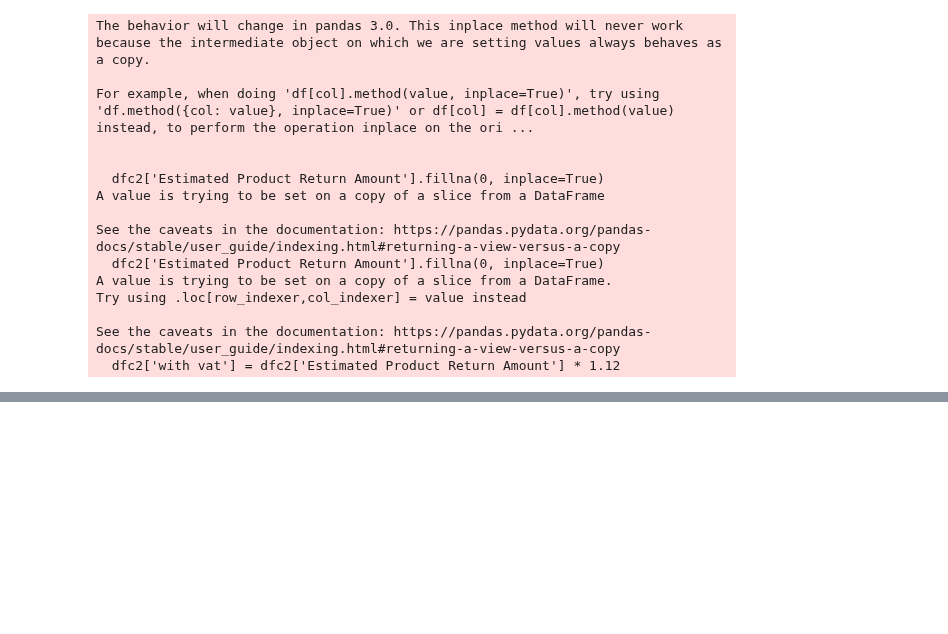
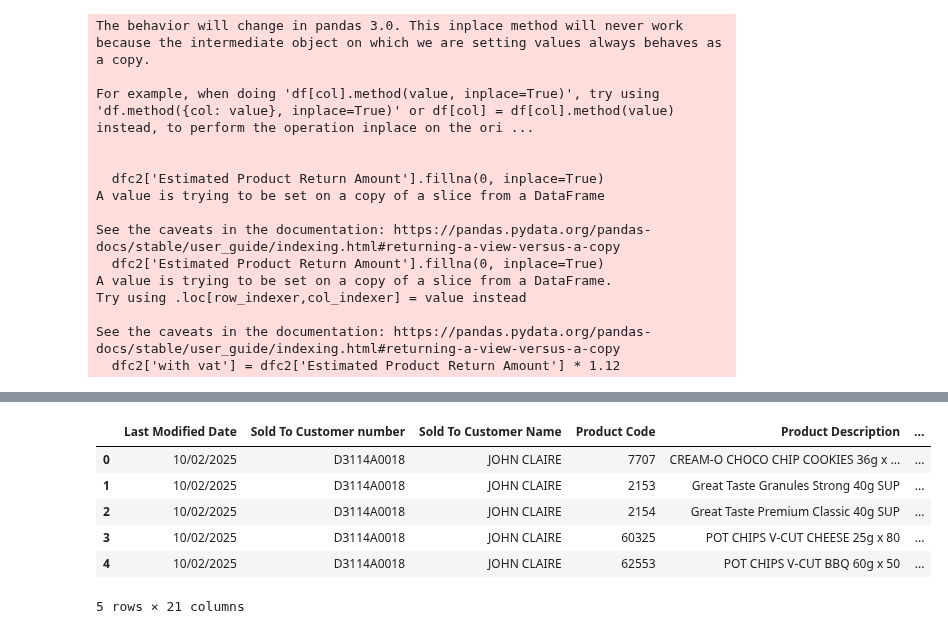
Before and after one commit to JoshiAO/KimNEA.ReportNotebook, a Jupyter notebook: Test - Notebook.ipynb, the cells around one changed output, grey strips where cells are left out. Cells and saved outputs as stored; diff of their text form; code cells hidden in the pictures; blank space fills up the shorter version.

```diff
--- a/Test - Notebook.ipynb
+++ b/Test - Notebook.ipynb
@@ -5,3 +5,12 @@ import os
 export_path = r"C:\Users\User\Downloads\COB DATA\2025\10.October\10.25.25\Export"
 import_path = r"C:\Users\User\Downloads\COB DATA\2025\10.October\10.25.25\COB\Data"
 os.makedirs(export_path, exist_ok=True)
+
+category_df = pd.read_excel(
+    r"C:\Users\User\OneDrive\Kimberlin Enterprises\REPORTS\References\CATEGORY.xlsx")
+
+field_supervisors_df = pd.read_excel(
+    r"C:\Users\User\OneDrive\Kimberlin Enterprises\REPORTS\References\Field Supervisors.xlsx")
+
+week_df = pd.read_excel(
+    r"C:\Users\User\OneDrive\Kimberlin Enterprises\REPORTS\References\WEEK.xlsx")
@@ -170,0 +145,9 @@ export_net_inv.to_excel(full_path_net_inv, index=False)
+# %%
+category_df = category_df.drop(['SKU NAME'], axis=1)
+net_inv_f_l1 = net_inv_f.merge(category_df,  on='SKU CODE', how='left')
+
+net_inv_f_l2 = net_inv_f_l1.merge(field_supervisors_df, on='SALES_REP_ID', how='left')
+
+net_inv_f_l3 = net_inv_f_l2.merge(week_df, on='DATE', how='inner')
+
+net_inv_f_l3.head()
@@ -170,0 +485,51 @@ export_net_inv.to_excel(full_path_net_inv, index=False)
+# %%
+#SALES ORDERS
+
+im_filename_so = "DMS-Sales Order-on.xlsx"
+full_im_path_so = os.path.join(import_path, im_filename_so)
+
+df3 = pd.read_excel(full_im_path_so)
+
+dfc3 = df3[['Last Modified Date', 'Sold To Customer number', 'Sold To Customer Name',
+ 'Product Code', 'Product Description', 'Total Product Amount', 'SO status']]
+so_par = dfc3[dfc3['SO status'] == 'Invoiced']
+
+so_par['Total Product Amount'].fillna(0, inplace=True)
+so_par.insert(6,'with vat', 0)
+so_par['with vat'] = so_par['Total Product Amount'] * 1.12
+
+so_f = so_par
+so_f = so_f.drop(['Total Product Amount', 'SO status'], axis=1)
+
+cml_df = cust_df.rename(columns={
+    'NEXT_UP_NUMBER': 'Sold To Customer number'
+})
+cat_df = category_df.rename(columns={
+    'SKU CODE': 'Product Code'
+})
+wk_df = week_df.rename(columns={
+    'DATE': 'Last Modified Date'
+})
+pl_df = pl_m0_final_reference.rename(columns={
+    'SKU CODE': 'Product Code'
+})
+
+sales_orders_df1 = so_f.merge(cml_df, on='Sold To Customer number', how='left')
+
+sales_orders_df2 = sales_orders_df1.merge(cat_df,  on='Product Code', how='left')
+
+sales_orders_df3 = sales_orders_df2.merge(field_supervisors_df, on='SALES_REP_ID', how='left')
+
+sales_orders_df4 = sales_orders_df3.merge(wk_df, on='Last Modified Date', how='inner')
+
+sales_orders_df5 = sales_orders_df4.merge(pl_df, on='Product Code', how='left')
+
+sales_orders_df5['SKU PRICE REFERENCE'] = pd.to_numeric(sales_orders_df5['SKU PRICE REFERENCE'], errors='coerce').fillna(0)
+sales_orders_df5['VOLUME'] = 0
+mask = sales_orders_df5['SKU PRICE REFERENCE'] != 0
+sales_orders_df5.loc[mask, 'VOLUME'] = sales_orders_df5.loc[mask, 'with vat'] / sales_orders_df5.loc[mask, 'SKU PRICE REFERENCE']
+
+sales_orders_df5['RD NAME'] = 'Kimberlin'
+
+sales_orders_df5.head()
+# %% [output]
@@ -170,0 +551,7 @@ export_net_inv.to_excel(full_path_net_inv, index=False)
+|  | Last Modified Date | Sold To Customer number | Sold To Customer Name | Product Code | Product Description | ... |
+| 0 | 10/02/2025 | D3114A0018 | JOHN CLAIRE | 7707 | CREAM-O CHOCO CHIP COOKIES 36g x ... | ... |
+| 1 | 10/02/2025 | D3114A0018 | JOHN CLAIRE | 2153 | Great Taste Granules Strong 40g SUP | ... |
+| 2 | 10/02/2025 | D3114A0018 | JOHN CLAIRE | 2154 | Great Taste Premium Classic 40g SUP | ... |
+| 3 | 10/02/2025 | D3114A0018 | JOHN CLAIRE | 60325 | POT CHIPS V-CUT CHEESE 25g x 80 | ... |
+| 4 | 10/02/2025 | D3114A0018 | JOHN CLAIRE | 62553 | POT CHIPS V-CUT BBQ 60g x 50 | ... |
+5 rows × 21 columns
```
Also changed, not shown: parts of 15 cells of this notebook, 2 other files.
